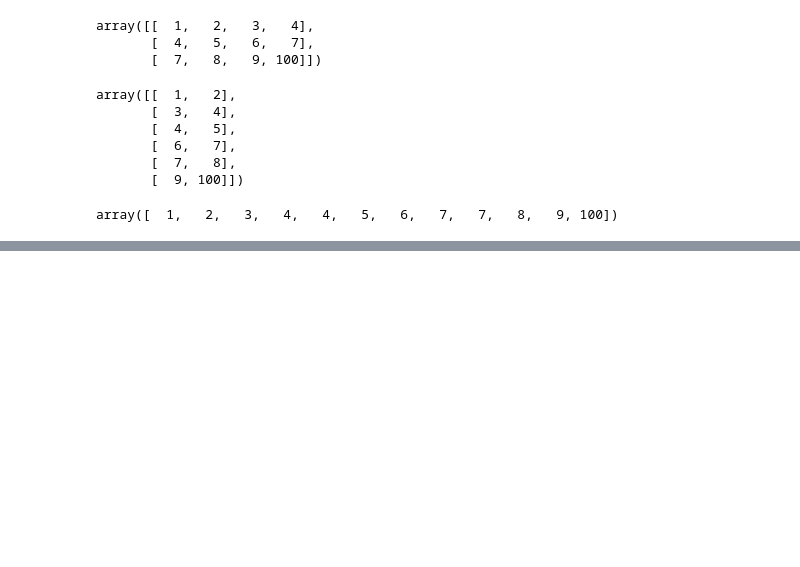
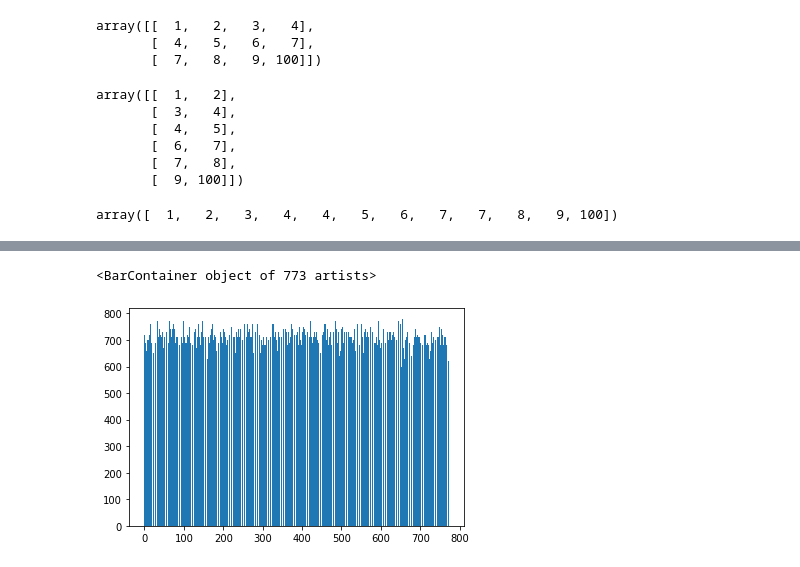
Before and after one commit to Emmanuelmitra/Python-class-code-, a Jupyter notebook: class_10_12_python.ipynb, the cells around one changed output, grey strips where cells are left out. Cells and saved outputs as stored; diff of their text form; code cells hidden in the pictures; blank space fills up the shorter version.

```diff
--- a/class_10_12_python.ipynb
+++ b/class_10_12_python.ipynb
@@ -1688,0 +1730,6 @@ array([  1,   2,   3,   4,   4,   5,   6,   7,   7,   8,   9, 100])
+# %%
+# barplot
+plt.bar(height=df.gmat, x=np.arange(773))
+# %% [output]
+<BarContainer object of 773 artists>
+[figure, added]
```
Also changed, not shown: parts of 8 cells of this notebook.
